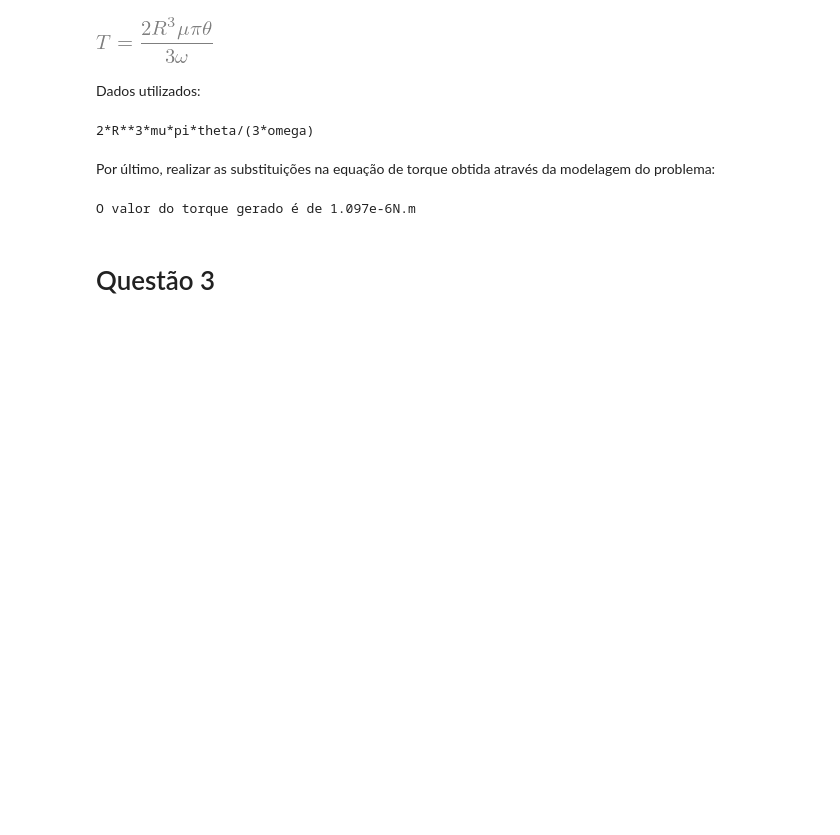
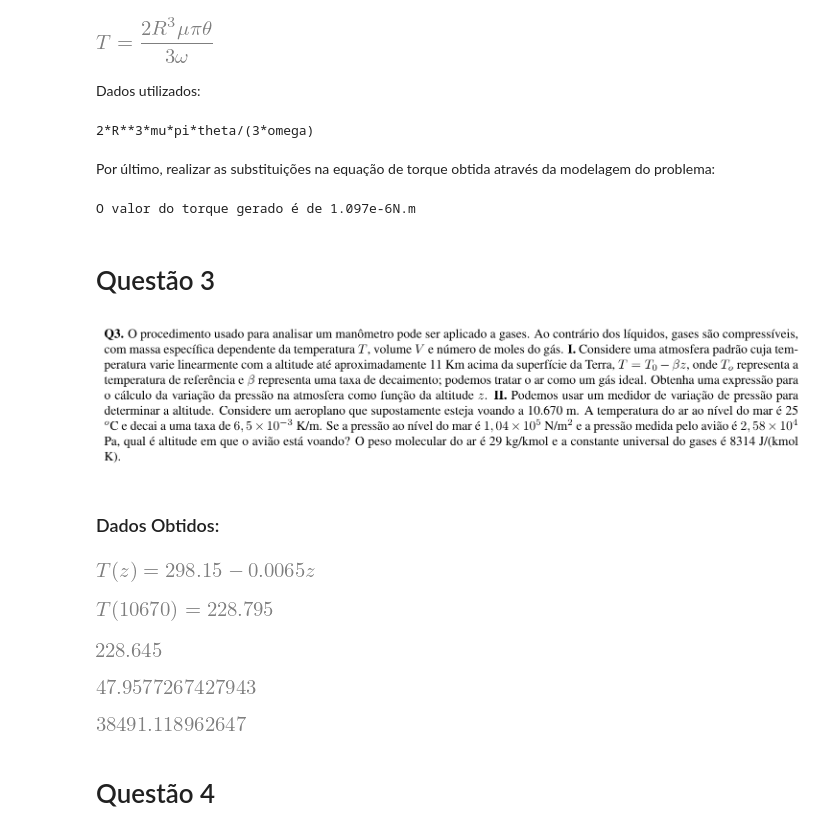
Before and after one commit to ahpqmiranda/ufpa_materiais, a Jupyter notebook: Mecânica dos Fluidos/solucionário prova 1/avaliação p01 solucionário.ipynb, the cells around one changed output. Saved outputs shown, nothing was run; the diff lists cells and outputs as text; code cells hidden in the pictures; blank space fills up the shorter version.

```diff
--- a/Mecânica dos Fluidos/solucionário prova 1/avaliação p01 solucionário.ipynb
+++ b/Mecânica dos Fluidos/solucionário prova 1/avaliação p01 solucionário.ipynb
@@ -156,3 +156,9 @@ print('O valor do torque gerado é de {:.3e}N.m'.format(valor_torque))
 O valor do torque gerado é de 1.097e-6N.m
 # %% [markdown]
 # Questão 3
+# %%
+Image(filename='quest3.png')
+# %% [output]
+[figure, added]
+# %% [markdown]
+### Dados Obtidos:
@@ -158,0 +177,26 @@ O valor do torque gerado é de 1.097e-6N.m
+# %%
+T2 = sp.Eq(T, T1 + beta * z)
+T2
+# %% [output]
+[figure, added]
+# %%
+T2.subs({'z':h2})
+# %% [output]
+[figure, added]
+# %%
+T2 = 228.645    # [K]
+T2
+# %% [output]
+[figure, added]
+# %%
+T3 = (P2/P1) * m.e ** (-  M * g /(beta * R))
+T3
+# %% [output]
+[figure, added]
+# %%
+z = (T3 - T1)/beta
+z
+# %% [output]
+[figure, added]
+# %% [markdown]
+# Questão 4
```
Also changed, not shown: parts of 20 cells of this notebook, 7 other files.
